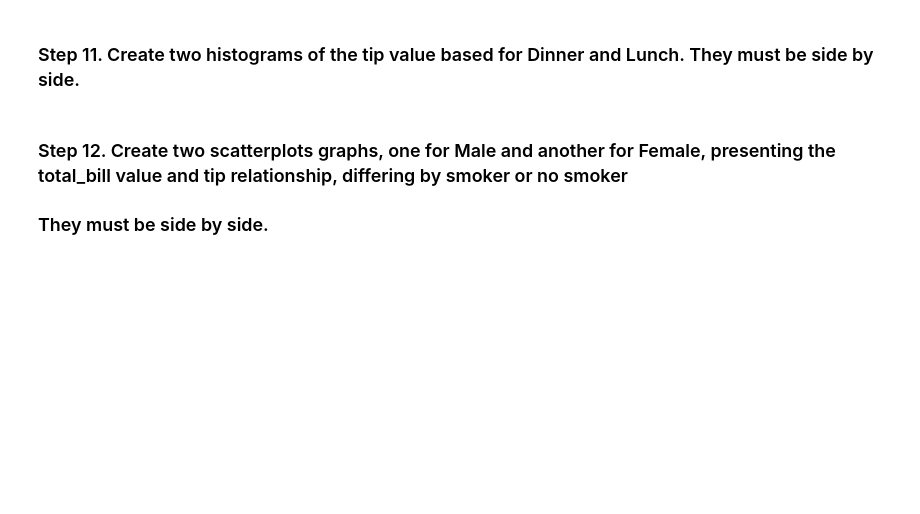
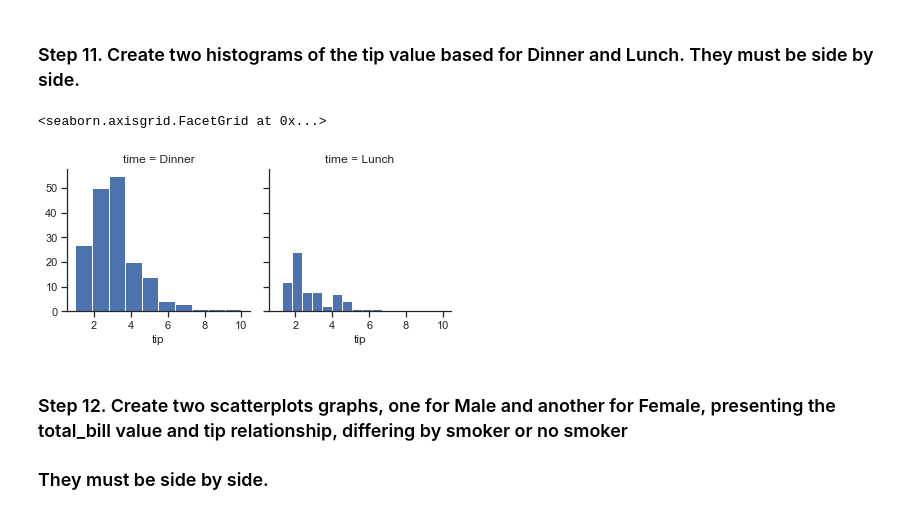
Before and after one commit to osbertc/pandas_exercises, a Jupyter notebook: 07_Visualization/Tips/osbert_answer_20201218.ipynb, the cells around one changed output. Cells and saved outputs as stored; diff of their text form; code cells hidden in the pictures; blank space fills up the shorter version.

```diff
--- a/07_Visualization/Tips/osbert_answer_20201218.ipynb
+++ b/07_Visualization/Tips/osbert_answer_20201218.ipynb
@@ -97,6 +97,17 @@ sns.boxplot(x = "day", y = "total_bill", hue = "time", data = tips)
 [figure]
 # %% [markdown]
 ### Step 11. Create two histograms of the tip value based for Dinner and Lunch. They must be side by side.
+# %%
+# better seaborn style
+# sns.set(style = "ticks")
+
+# creates FacetGrid
+# FacetGrid = Multi-plot grid for plotting conditional relationships
+g = sns.FacetGrid(tips, col = "time")
+g.map(plt.hist, "tip")
+# %% [output]
+<seaborn.axisgrid.FacetGrid at 0x...>
+[figure, added]
 # %% [markdown]
 ### Step 12. Create two scatterplots graphs, one for Male and another for Female, presenting the total_bill value and tip relationship, differing by smoker or no smoker
 ### They must be side by side.
```
Also changed, not shown: parts of 2 cells of this notebook.
